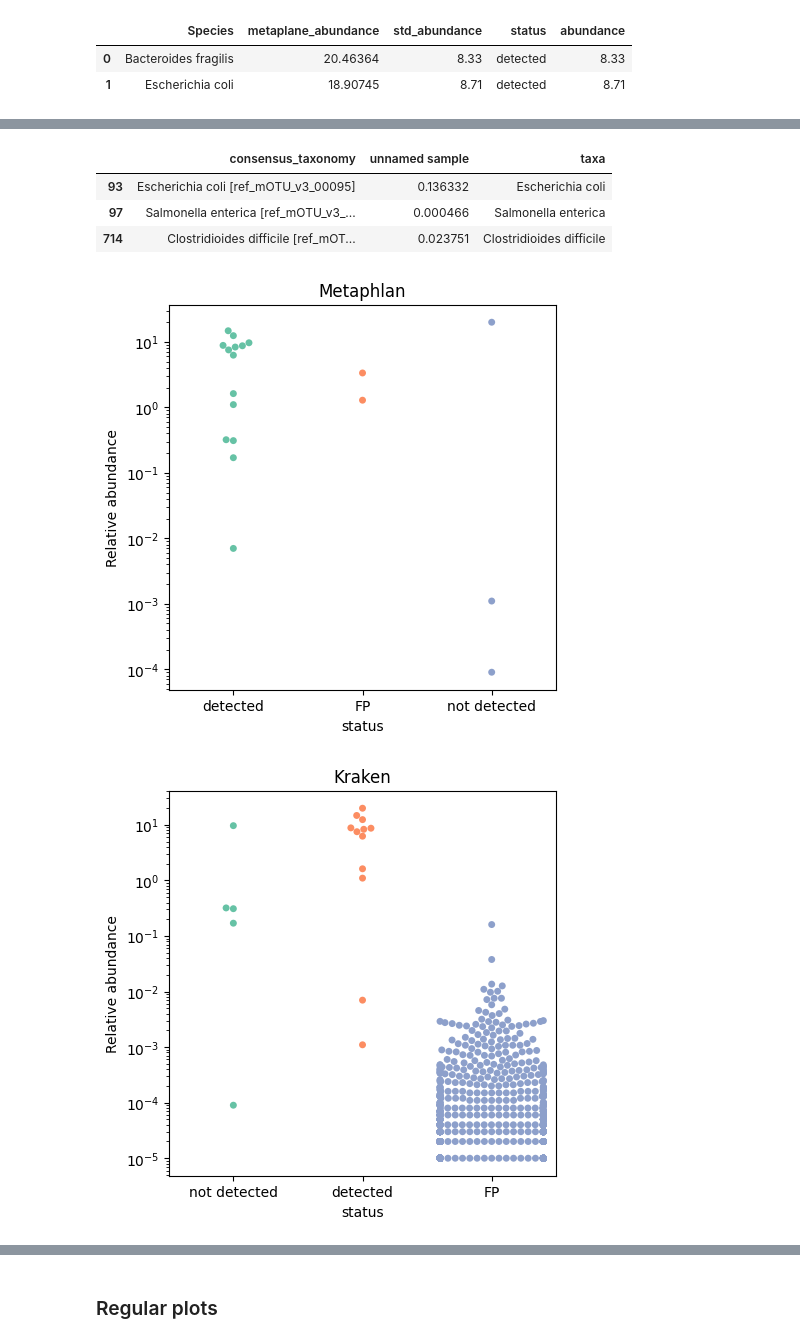
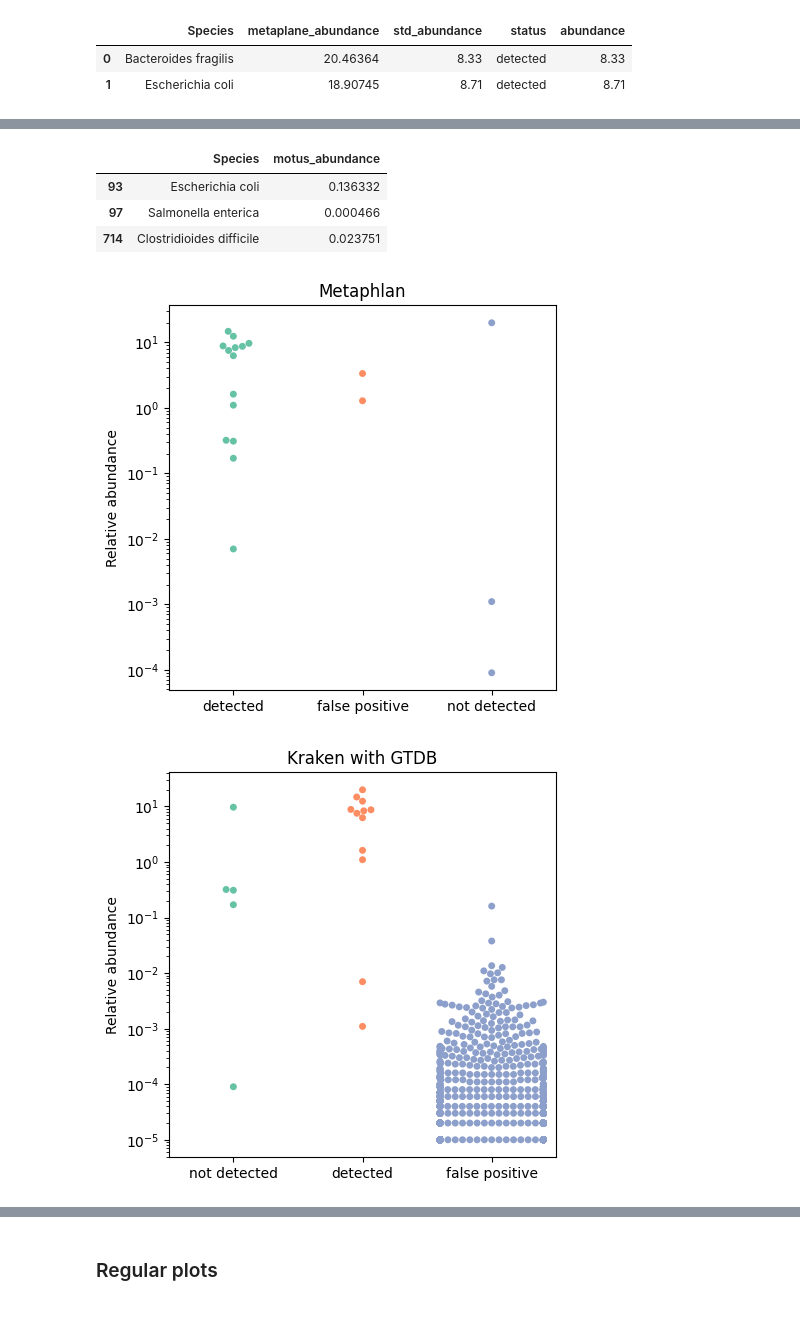
Before and after one commit to Chartiza/2023_Kraken_Metaplan_mOTUs_assembly, a Jupyter notebook: Metaphlan_vs_Kraken_vs_mOTUs_vs_bins.ipynb, the cells around one changed output, grey strips where cells are left out. Cells and saved outputs as stored; diff of their text form; code cells hidden in the pictures; blank space fills up the shorter version.

```diff
--- a/Metaphlan_vs_Kraken_vs_mOTUs_vs_bins.ipynb
+++ b/Metaphlan_vs_Kraken_vs_mOTUs_vs_bins.ipynb
@@ -38,7 +38,7 @@ mrg_met = pd.merge(data, std, on='Species', how='outer')
 
 # if metaplane_abundance & std_abundance not null add value present in new column 'status'
 mrg_met['status'] = mrg_met.apply(lambda x: 'detected' if pd.notnull(x['metaplane_abundance']) and pd.notnull(x['std_abundance']) else '', axis=1)
-mrg_met['status'] = mrg_met.apply(lambda x: 'FP' if pd.notnull(x['metaplane_abundance']) and pd.isnull(x['std_abundance']) else x['status'], axis=1)
+mrg_met['status'] = mrg_met.apply(lambda x: 'false positive' if pd.notnull(x['metaplane_abundance']) and pd.isnull(x['std_abundance']) else x['status'], axis=1)
 mrg_met['status'] = mrg_met.apply(lambda x: 'not detected' if pd.isnull(x['metaplane_abundance']) and pd.notnull(x['std_abundance']) else x['status'], axis=1)
 
 # add new column abundane. if metaplane_abundance & std_abundance not null fill it with std_abundance value
@@ -98,27 +86,45 @@ mrg_bra.head(30)
-# %%
-# mOTUs
-motus = pd.read_csv('input/mock.motus', sep='\t')
-motus = motus[motus['unnamed sample'] > 0]
-# slpit column by [
-motus['taxa'] = motus['consensus_taxonomy'].str.split('[').str[0]
-motus.head(3)
-# %% [output]
-|  | consensus_taxonomy | unnamed sample | taxa |
-| 93 | Escherichia coli [ref_mOTU_v3_00095] | 0.136332 | Escherichia coli |
-| 97 | Salmonella enterica [ref_mOTU_v3_... | 0.000466 | Salmonella enterica |
-| 714 | Clostridioides difficile [ref_mOT... | 0.023751 | Clostridioides difficile |
+# %%
+# mOTUs
+motus = pd.read_csv('input/mock.motus', sep='\t')
+motus = motus[motus['unnamed sample'] > 0]
+# slpit column by [
+motus['Species'] = motus['consensus_taxonomy'].str.split('[').str[0]
+motus = motus[['Species', 'unnamed sample']]
+# change column name
+motus = motus.rename(columns={'unnamed sample':'motus_abundance'})
+# drop space at the end of Species name
+motus['Species'] = motus['Species'].str.rstrip()
+
+mrg_motus = pd.merge(motus, std, on='Species', how='outer').sort_values(by='std_abundance')
+
+# if metaplane_abundance & std_abundance not null add value present in new column 'status'
+mrg_motus['status'] = mrg_motus.apply(lambda x: 'detected' if pd.notnull(x['motus_abundance']) and pd.notnull(x['std_abundance']) else '', axis=1)
+mrg_motus['status'] = mrg_motus.apply(lambda x: 'false positive' if pd.notnull(x['motus_abundance']) and pd.isnull(x['std_abundance']) else x['status'], axis=1)
+mrg_motus['status'] = mrg_motus.apply(lambda x: 'not detected' if pd.isnull(x['motus_abundance']) and pd.notnull(x['std_abundance']) else x['status'], axis=1)
+
+# add new column abundane. if metaplane_abundance & std_abundance not null fill it with std_abundance value
+mrg_motus['abundance'] = mrg_motus.apply(lambda x: x['std_abundance'] if pd.notnull(x['std_abundance']) else x['motus_abundance'], axis=1)
+
+mrg_motus.to_excel('results/mock_motus.xlsx', index=False)
+motus.head(3)
+# %% [output]
+|  | Species | motus_abundance |
+| 93 | Escherichia coli | 0.136332 |
+| 97 | Salmonella enterica | 0.000466 |
+| 714 | Clostridioides difficile | 0.023751 |
 # %%
 # fig size
 plt.figure(figsize=(5, 5))
 
 plt.yscale("log")
 sns.swarmplot(data=mrg_met, y='abundance', x='status', palette='Set2')
 plt.title('Metaphlan')
 plt.ylabel('Relative abundance')
+plt.xlabel('')
 
 plt.savefig('results/Metaphlan.png', dpi=300, bbox_inches='tight')
 # %% [output]
-[figure, old version]
+[figure, new version]
 # %%
 # fig size
 plt.figure(figsize=(5, 5))
@@ -127,7 +133,8 @@ plt.yscale("log")
 sns.swarmplot(data=mrg_bra, y='abundance', x='status', palette='Set2')
 plt.title('Kraken with GTDB')
 plt.ylabel('Relative abundance')
+plt.xlabel('')
 
 plt.savefig('results/Kraken.png', dpi=300, bbox_inches='tight')
 # %% [output]
-[figure, old version]
+[figure, new version]
```
Also changed, not shown: parts of 3 cells of this notebook, 8 other files.
